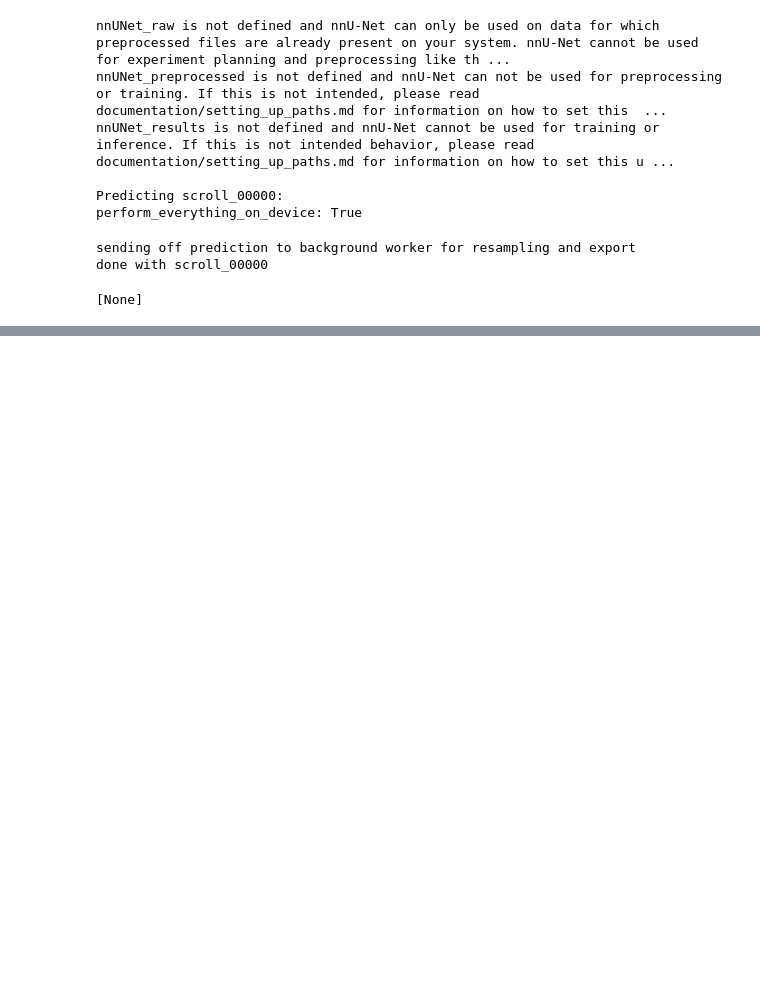
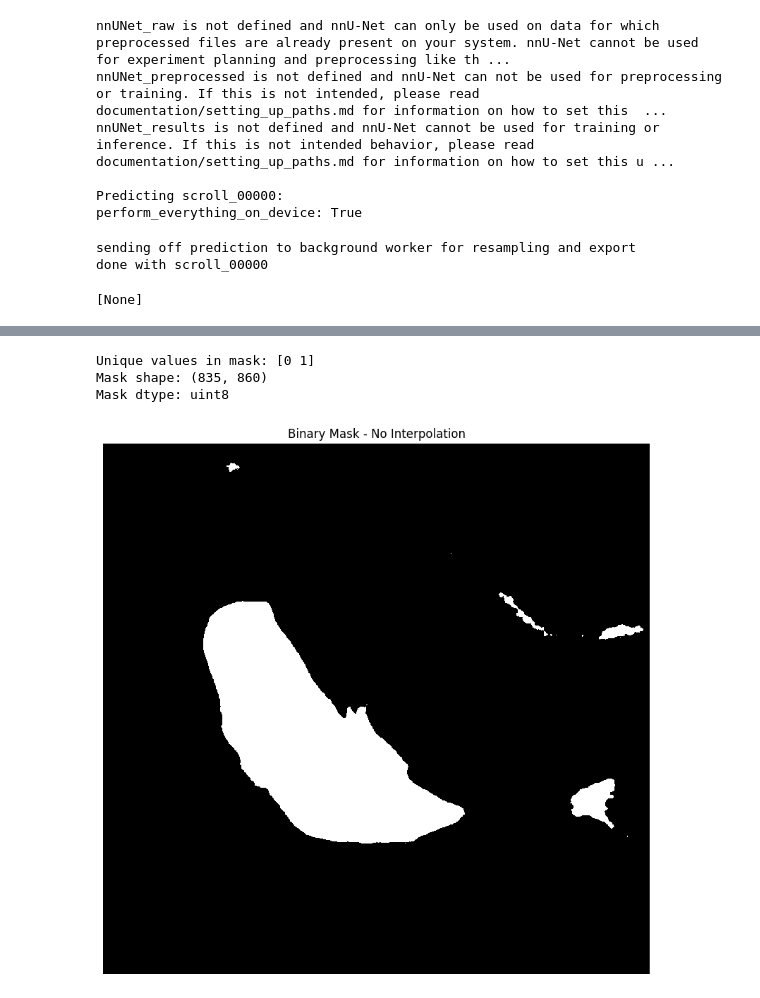
Before and after one commit to mvrcii/mask_2d_tif_volume, a Jupyter notebook: scripts/exp_downscale.ipynb, the cells around one changed output, grey strips where cells are left out. Saved outputs shown, nothing was run; the diff lists cells and outputs as text; code cells hidden in the pictures; blank space fills up the shorter version.

```diff
--- a/scripts/exp_downscale.ipynb
+++ b/scripts/exp_downscale.ipynb
@@ -183,0 +195,24 @@ probs
+# %%
+import tifffile
+import numpy as np
+import matplotlib.pyplot
+
+mask = tifffile.imread('../tmp/nnunet_processing/nnUNet_results/Dataset082_scrollmask2/scroll_00072.tif')
+unique_vals = np.unique(test_slice)
+
+print(f"Unique values in mask: {unique_vals}")
+print(f"Mask shape: {mask.shape}")
+print(f"Mask dtype: {mask.dtype}")
+# %% [output]
+Unique values in mask: [0 1]
+Mask shape: (835, 860)
+Mask dtype: uint8
+# %%
+# Create scaled version for visualization (0→0, 1→255)
+plt.figure(figsize=(10, 10))
+plt.imshow(mask, cmap='gray', vmin=0, vmax=1, interpolation='nearest')
+plt.title('Binary Mask - No Interpolation')
+plt.axis('off')
+plt.show()
+# %% [output]
+[figure, added]
```
Also changed, not shown: parts of 1 cell of this notebook.
